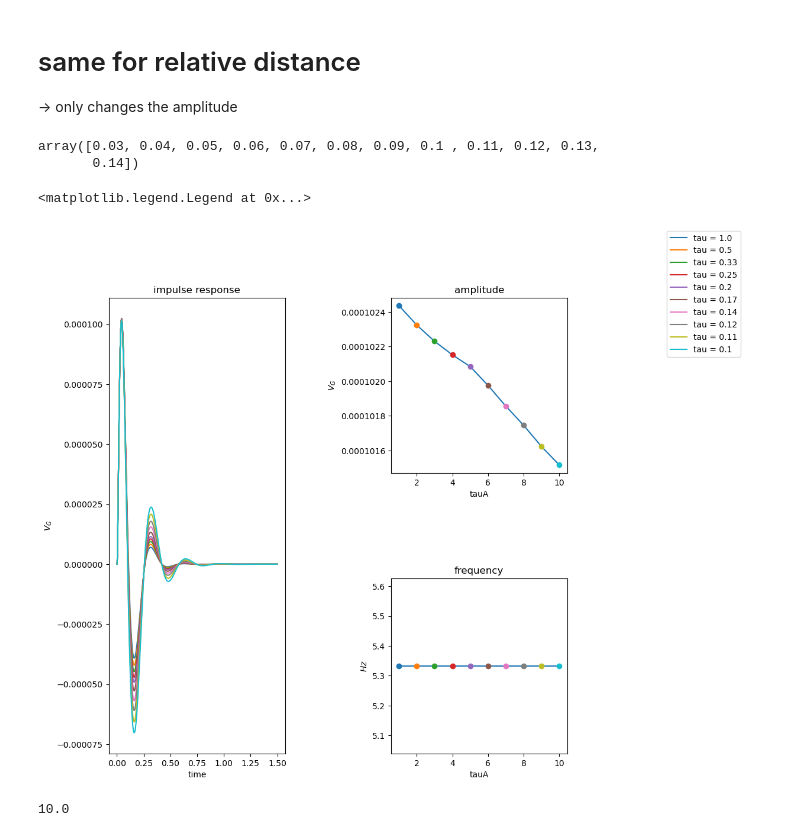
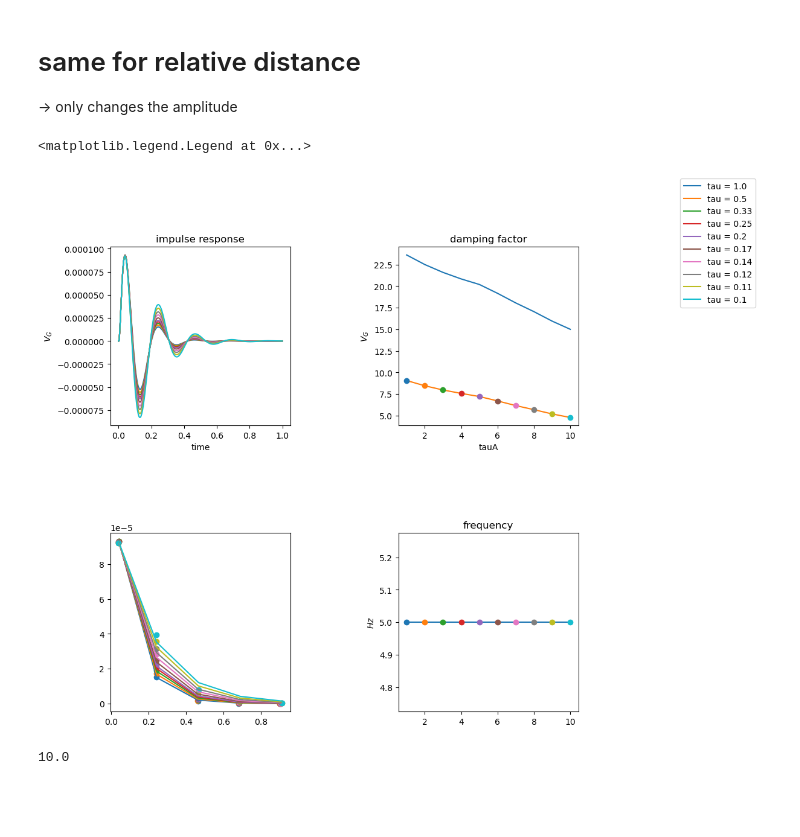
Before and after one commit to simoneeb/motion_anticipation_network, a Jupyter notebook: Figures_Paper_v2/Figure_codes/F1-impulse-fb.ipynb, the cells around one changed output. Saved outputs shown, nothing was run; the diff lists cells and outputs as text; code cells hidden in the pictures; blank space fills up the shorter version.

Commit message:
impulse figure change

```diff
--- a/Figures_Paper_v2/Figure_codes/F1-impulse-fb.ipynb
+++ b/Figures_Paper_v2/Figure_codes/F1-impulse-fb.ipynb
@@ -80,6 +82,15 @@ def main_frequency(signal, sampling_rate):
     main_freq = positive_frequencies[main_freq_index]
 
     return main_freq
+
+
+
+def calc_damping(tauA,tauB):
+    return (1/tauA) +(1/tauB)
+
+
+def expfun(t,tau,t0):
+    return np.exp(-(1/tau)*(t-t0))* np.heaviside(t-t0,1)
 # %% [markdown]
 # load impulse and step simulations with feedback
 # %%
@@ -256,6 +355,5 @@ FileNotFoundError: [Errno 2] No such file or directory: '/home/simone/Documents/
 param = 'tauA'
 vals_tau = np.linspace(1.,10,10)
 vals
+
+tauB = 0.08
-# %% [output]
-array([0.03, 0.04, 0.05, 0.06, 0.07, 0.08, 0.09, 0.1 , 0.11, 0.12, 0.13,
-       0.14])
@@ -262,19 +366,25 @@ array([0.03, 0.04, 0.05, 0.06, 0.07, 0.08, 0.09, 0.1 , 0.11, 0.12, 0.13,
 # %%
 fig = plt.figure(figsize = (10,10))
 
+
 gs = fig.add_gridspec(2,2)
-ax0 = fig.add_subplot(gs[:,0])
+ax0 = fig.add_subplot(gs[0,0])
+ax00 = fig.add_subplot(gs[1,0])
 ax1 = fig.add_subplot(gs[0,1])
 ax2 = fig.add_subplot(gs[1,1])
+
 
 fig.subplots_adjust(hspace = 0.6,
                     wspace = 0.6)
 
 
 
-amp_tau = []
+damp_tau = []
 freq_tau = []
 signal_tau = []
+peaks_x = []
+peaks_y = []
+popts = []
 for i,val in enumerate(vals_tau):
     x = val
     tauB = 0.08
@@ -285,42 +395,54 @@ for i,val in enumerate(vals_tau):
 
     with open(f'{fp}/params', 'rb') as handle:
         params = pickle.load(handle)
 
     time_impulse = np.arange(0,len(out_impulse['VG']))*params['dt']
+    resp = out_impulse['VG']#/np.max(out_impulse['VG'])
+    line = ax0.plot(time_impulse, resp, label = f'tau = {np.round(1/val,2)}')
 
-    ax0.plot(time_impulse, out_impulse['VG'], label = f'tau = {np.round(1/val,2)}')
+    peaks,heights = find_peaks(resp, height = 0)
 
-    amp_tau.append(np.max(out_impulse['VG']))
+    damp_tau.append(calc_damping(tauA,tauB))
+    x = time_impulse[peaks]
+    peaks_x.append(x)
+    peaks_y.append(heights['peak_heights'])
 
+    popt,_ = curve_fit(expfun,x,heights['peak_heights'],p0 = (5,0.03))
+    popts.append(1/popt[0])
+
+
+    ax00.plot(x,expfun(x,*popt))
+    ax00.scatter(x,heights['peak_heights'])
     frequency_tau = main_frequency( out_impulse['VG'], 1/params['dt'])
     signal_tau.append(out_impulse['VG'])
     freq_tau.append(frequency)
-    ax1.scatter(val,amp_tau[-1], zorder = 10)
+    # ax1.scatter(val,damp_tau[-1]/2-3, zorder = 10)
+    ax1.scatter(val,1/popt[0], zorder = 10)
     ax2.scatter(val,freq_tau[-1], zorder = 10)
 
 
-ax1.plot(vals_tau,amp_tau)
+ax1.plot(vals_tau,np.array(damp_tau))
+# ax1.plot(vals_tau,np.array(damp_tau)/2-3)
+ax1.plot(vals_tau,np.array(popts))
 ax2.plot(vals_tau,freq_tau)
 
 ax0.set_xlabel('time')
 ax0.set_ylabel('$V_{G}$')
 ax0.set_title('impulse response')
 
 
-
 ax1.set_xlabel('tauA')
 ax1.set_ylabel('$V_{G}$')
-ax1.set_title('amplitude')
+ax1.set_title('damping factor')
 
-
-ax2.set_xlabel('tauA')
 ax2.set_ylabel('$Hz$')
 ax2.set_title('frequency')
 
+
 fig.legend(loc = 'upper right', bbox_to_anchor = (1.2,1.))
 # %% [output]
 <matplotlib.legend.Legend at 0x...>
-[figure, old version]
+[figure, new version]
 # %%
 # TODO figure with envelope to quantify damping ??
 # TODO heatmap for implulse frequency and amplitude
```
Also changed, not shown: parts of 8 cells of this notebook, 8 other files.
